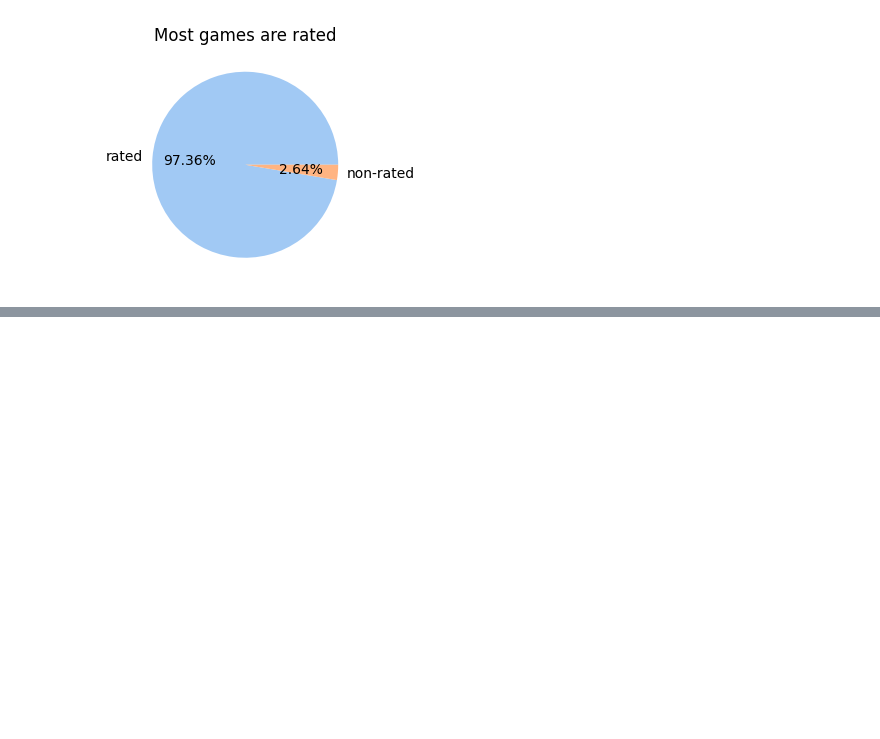
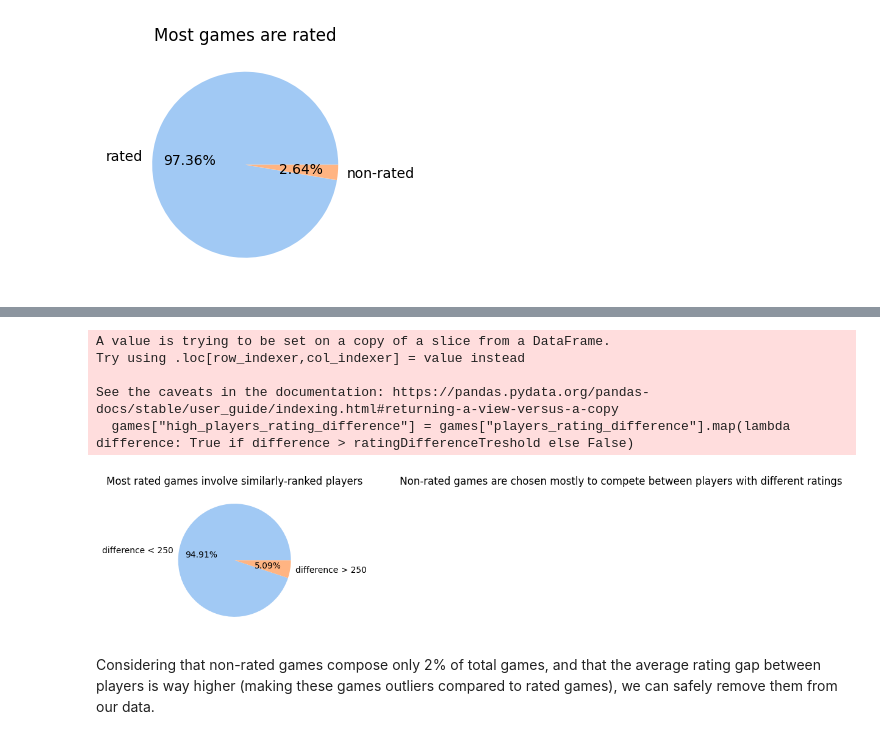
Before and after one commit to lamparelli/chess-data-analysis, a Jupyter notebook: main.ipynb, the cells around one changed output, grey strips where cells are left out. Cells and saved outputs as stored; diff of their text form; code cells hidden in the pictures; blank space fills up the shorter version.

Commit message:
removal of non-rated games

```diff
--- a/main.ipynb
+++ b/main.ipynb
@@ -914,0 +921,34 @@ plt.show()
+# %%
+ratingDifferenceTreshold = 250
+games["high_players_rating_difference"] = games["players_rating_difference"].map(lambda difference: True if difference > ratingDifferenceTreshold else False)
+
+fig, (ax1, ax2) = plt.subplots(1, 2)
+fig.set_figwidth(15)
+fig.set_figheight(3)
+
+# Rated games graph
+ratedGames = games[games["rated"]]
+ratedRatingDifferenceCount = ratedGames["high_players_rating_difference"].value_counts().sort_index()
+ratedRatingDifferenceCount.rename({False: "difference < " + str(ratingDifferenceTreshold), True: "difference > " + str(ratingDifferenceTreshold)}, inplace=True)
+
+ax1.set_title("Most rated games involve similarly-ranked players")
+ax1.pie(ratedRatingDifferenceCount.values, labels=ratedRatingDifferenceCount.index.values, colors=pastelColors, autopct='%.2f%%')
+
+# Non-rated games graph
+nonRatedGames = games[~games["rated"]]
+nonRatedRatingDifferenceCount = nonRatedGames["high_players_rating_difference"].value_counts().sort_index()
+nonRatedRatingDifferenceCount.rename({False: "difference < " + str(ratingDifferenceTreshold), True: "difference > " + str(ratingDifferenceTreshold)}, inplace=True)
+
+ax2.set_title("Non-rated games are chosen mostly to compete between players with different ratings")
+ax2.pie(nonRatedRatingDifferenceCount.values, labels=nonRatedRatingDifferenceCount.index.values, colors=pastelColors, autopct='%.2f%%')
+
+plt.show()
+# %% [output]
+A value is trying to be set on a copy of a slice from a DataFrame.
+Try using .loc[row_indexer,col_indexer] = value instead
+
+See the caveats in the documentation: https://pandas.pydata.org/pandas-docs/stable/user_guide/indexing.html#returning-a-view-versus-a-copy
+  games["high_players_rating_difference"] = games["players_rating_difference"].map(lambda difference: True if difference > ratingDifferenceTreshold else False)
+[figure, added]
+# %% [markdown]
+Considering that non-rated games compose only 2% of total games, and that the average rating gap between players is way higher (making these games outliers compared to rated games), we can safely remove them from our data.
```
Also changed, not shown: parts of 3 cells of this notebook.
